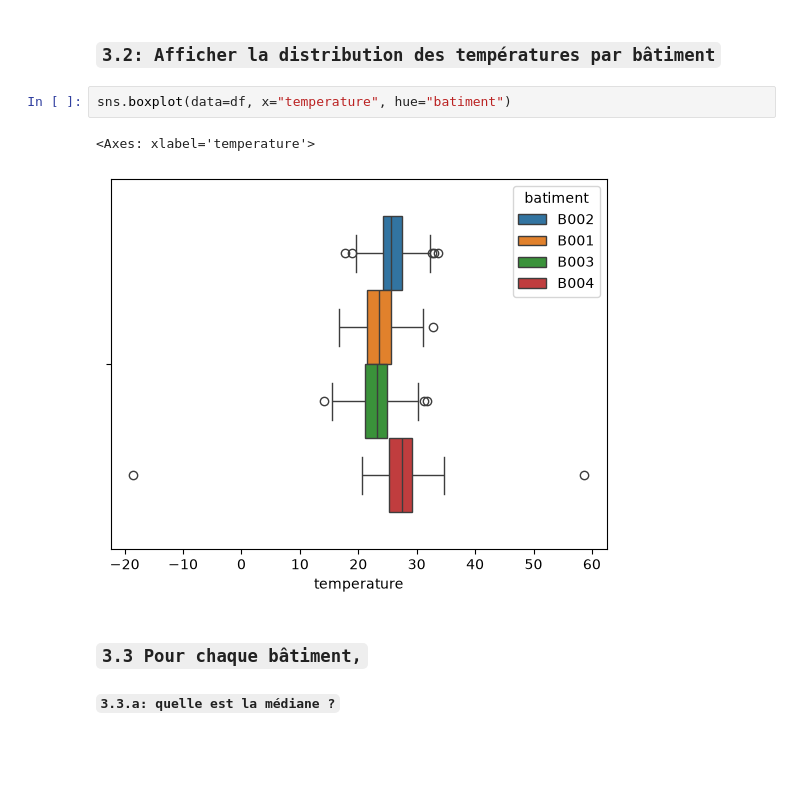
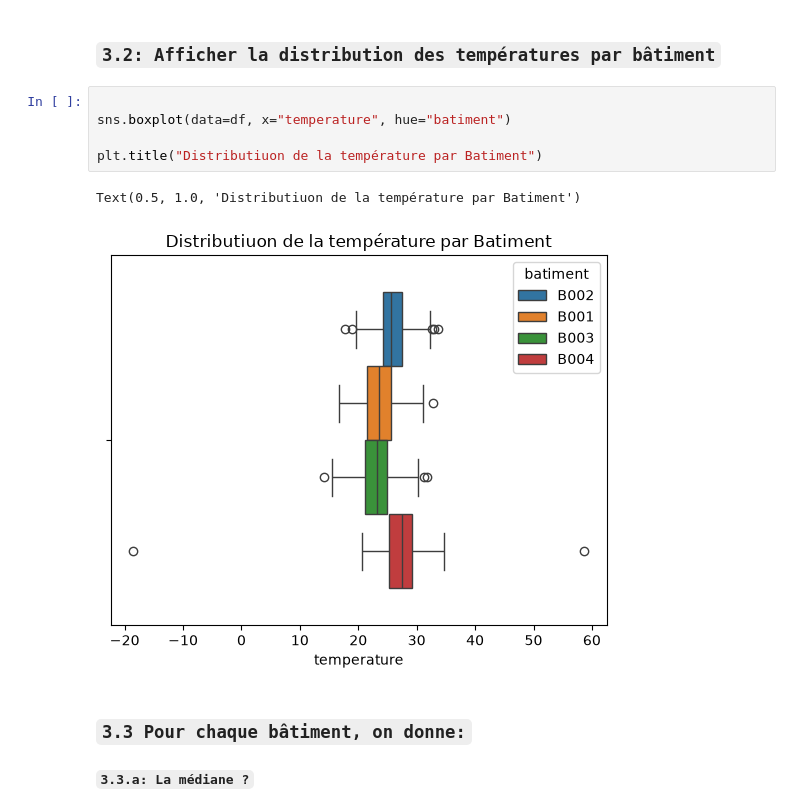
Before and after one commit to Alassanee/atelier_seaborn_iot, a Jupyter notebook: notebooks/atelier_seaborn_iot.ipynb, the cells around one changed output. Drawn from its saved outputs; the diff is of its cells as text; blank space fills up the shorter version.

```diff
--- a/notebooks/atelier_seaborn_iot.ipynb
+++ b/notebooks/atelier_seaborn_iot.ipynb
@@ -202,11 +202,14 @@ Text(0.5, 1.0, 'Distribution de la temperature')
 # %% [markdown]
 ### `3.2: Afficher la distribution des températures par bâtiment`
 # %%
+
 sns.boxplot(data=df, x="temperature", hue="batiment")
+
+plt.title("Distributiuon de la température par Batiment")
 # %% [output]
-<Axes: xlabel='temperature'>
+Text(0.5, 1.0, 'Distributiuon de la température par Batiment')
-[figure, old version]
+[figure, new version]
 # %% [markdown]
-### `3.3 Pour chaque bâtiment,`
+### `3.3 Pour chaque bâtiment, on donne:`
 
-#### `3.3.a: quelle est la médiane ?`
+#### `3.3.a: La médiane ?`
```
Also changed, not shown: parts of 8 cells of this notebook.
